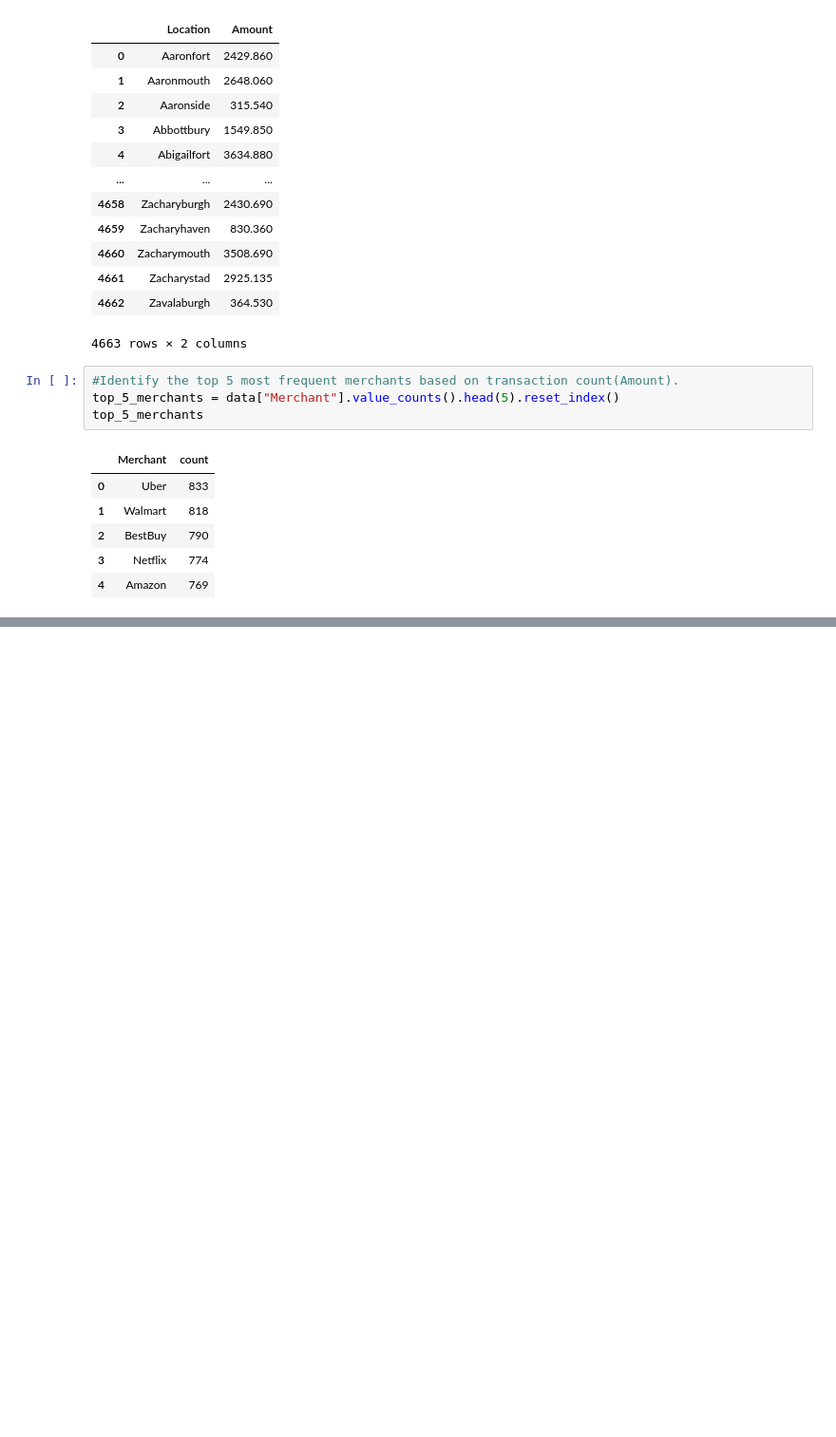
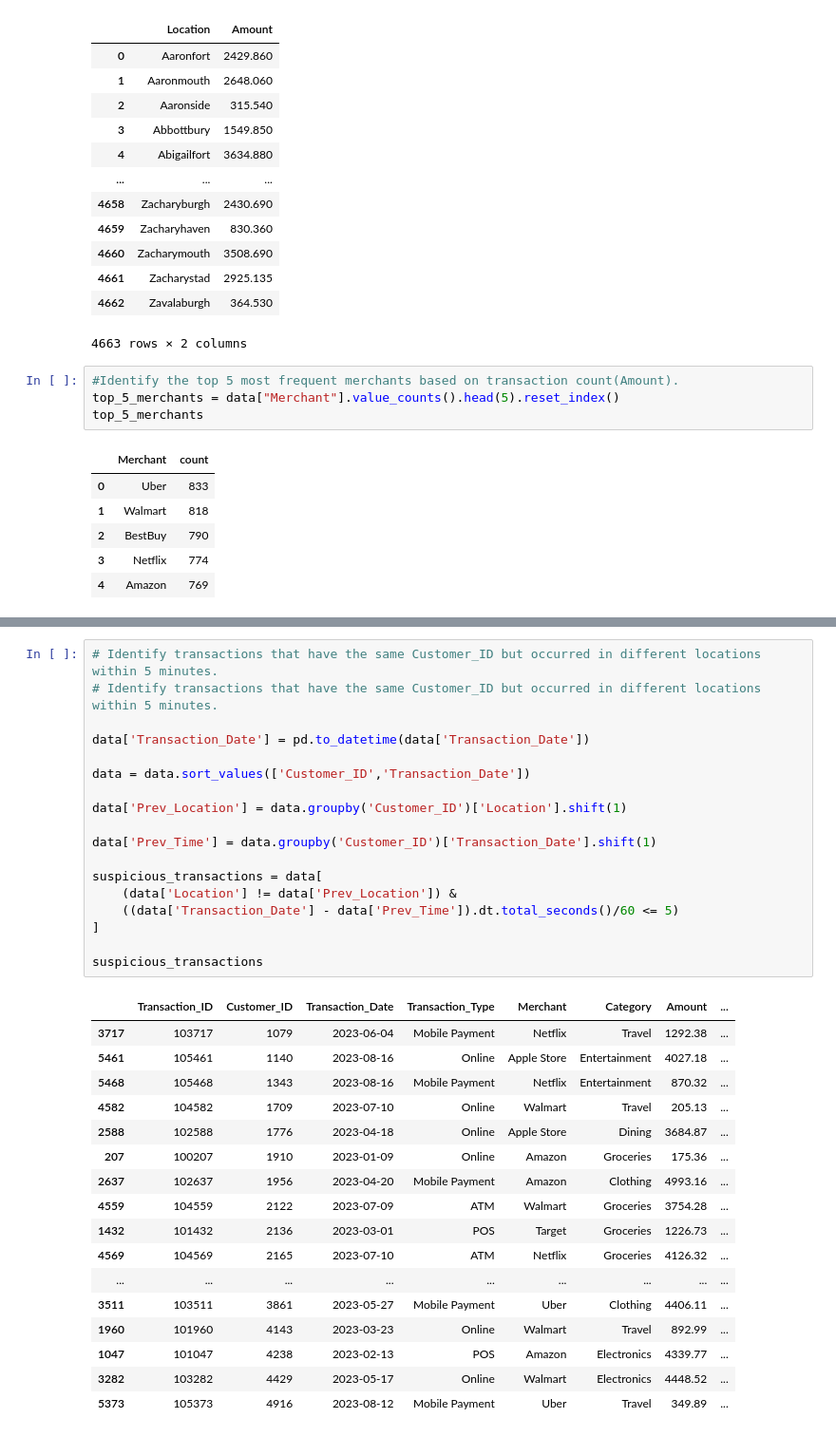
Before and after one commit to priyankrathoddd/Data-Science-Case-Study, a Jupyter notebook: Credit Card Case Study/Credit Card Case Study.ipynb, the cells around one changed output, grey strips where cells are left out. Shown at 95% size. Drawn from its saved outputs; the diff is of its cells as text; blank space fills up the shorter version.

```diff
--- a/Credit Card Case Study/Credit Card Case Study.ipynb
+++ b/Credit Card Case Study/Credit Card Case Study.ipynb
@@ -418,0 +427,36 @@ top_5_merchants
+# %%
+# Identify transactions that have the same Customer_ID but occurred in different locations within 5 minutes.
+# Identify transactions that have the same Customer_ID but occurred in different locations within 5 minutes.
+
+data['Transaction_Date'] = pd.to_datetime(data['Transaction_Date'])
+
+data = data.sort_values(['Customer_ID','Transaction_Date'])
+
+data['Prev_Location'] = data.groupby('Customer_ID')['Location'].shift(1)
+
+data['Prev_Time'] = data.groupby('Customer_ID')['Transaction_Date'].shift(1)
+
+suspicious_transactions = data[
+    (data['Location'] != data['Prev_Location']) &
+    ((data['Transaction_Date'] - data['Prev_Time']).dt.total_seconds()/60 <= 5)
+]
+
+suspicious_transactions
+# %% [output]
+|  | Transaction_ID | Customer_ID | Transaction_Date | Transaction_Type | Merchant | Category | Amount | ... |
+| 3717 | 103717 | 1079 | 2023-06-04 | Mobile Payment | Netflix | Travel | 1292.38 | ... |
+| 5461 | 105461 | 1140 | 2023-08-16 | Online | Apple Store | Entertainment | 4027.18 | ... |
+| 5468 | 105468 | 1343 | 2023-08-16 | Mobile Payment | Netflix | Entertainment | 870.32 | ... |
+| 4582 | 104582 | 1709 | 2023-07-10 | Online | Walmart | Travel | 205.13 | ... |
+| 2588 | 102588 | 1776 | 2023-04-18 | Online | Apple Store | Dining | 3684.87 | ... |
+| 207 | 100207 | 1910 | 2023-01-09 | Online | Amazon | Groceries | 175.36 | ... |
+| 2637 | 102637 | 1956 | 2023-04-20 | Mobile Payment | Amazon | Clothing | 4993.16 | ... |
+| 4559 | 104559 | 2122 | 2023-07-09 | ATM | Walmart | Groceries | 3754.28 | ... |
+| 1432 | 101432 | 2136 | 2023-03-01 | POS | Target | Groceries | 1226.73 | ... |
+| 4569 | 104569 | 2165 | 2023-07-10 | ATM | Netflix | Groceries | 4126.32 | ... |
+| ... | ... | ... | ... | ... | ... | ... | ... | ... |
+| 3511 | 103511 | 3861 | 2023-05-27 | Mobile Payment | Uber | Clothing | 4406.11 | ... |
+| 1960 | 101960 | 4143 | 2023-03-23 | Online | Walmart | Travel | 892.99 | ... |
+| 1047 | 101047 | 4238 | 2023-02-13 | POS | Amazon | Electronics | 4339.77 | ... |
+| 3282 | 103282 | 4429 | 2023-05-17 | Online | Walmart | Electronics | 4448.52 | ... |
+| 5373 | 105373 | 4916 | 2023-08-12 | Mobile Payment | Uber | Travel | 349.89 | ... |
```
Also changed, not shown: parts of 6 cells of this notebook, 2 other files.
